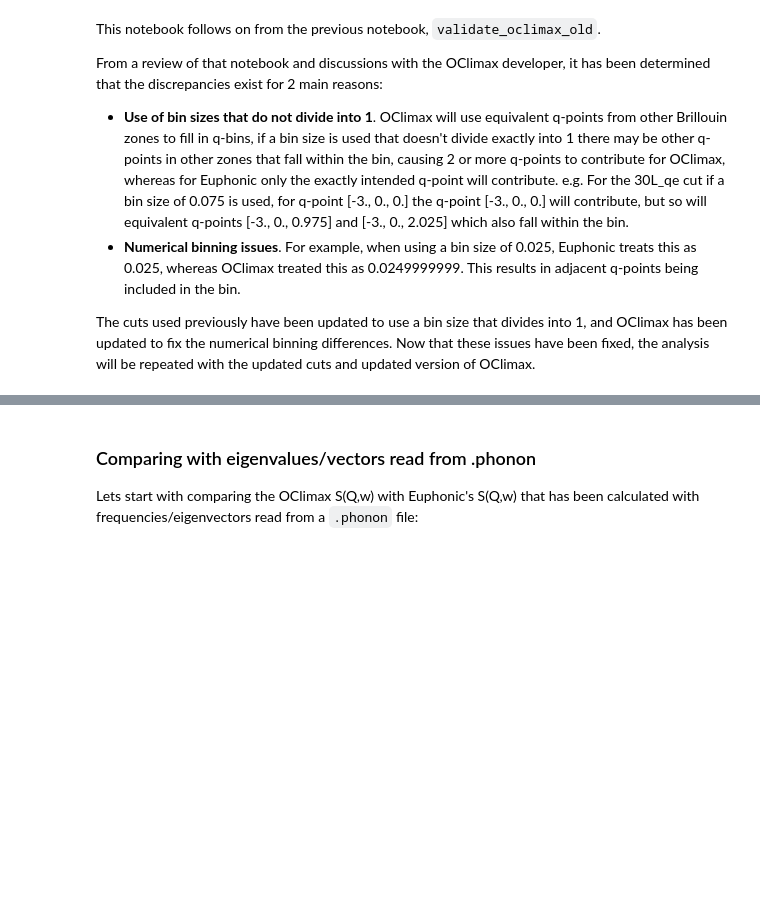
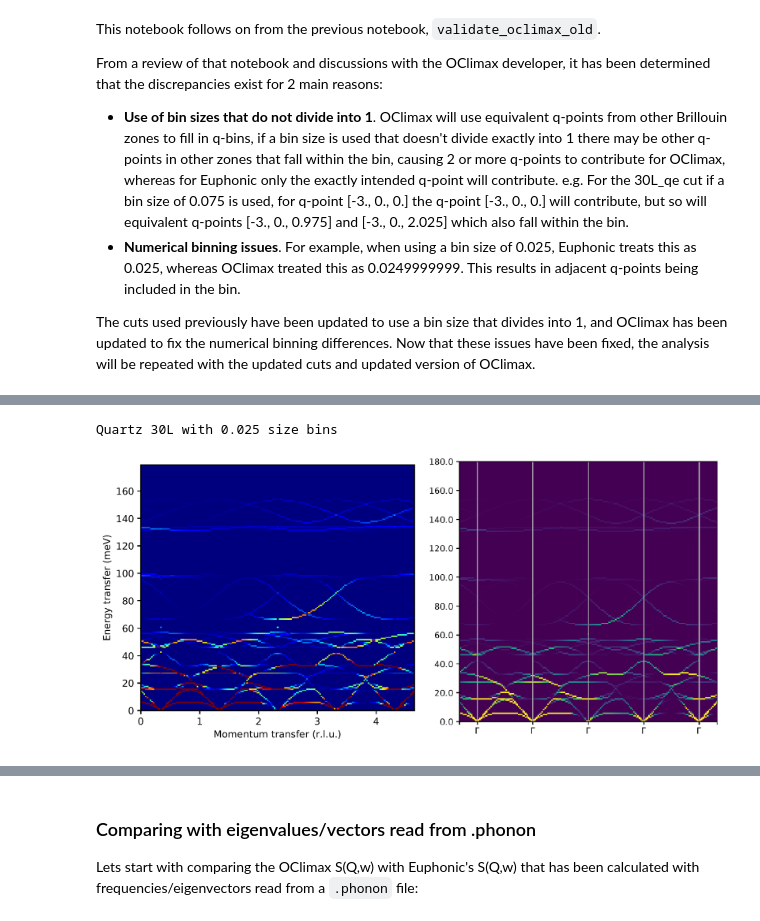
Before and after one commit to pace-neutrons/euphonic-validation, a Jupyter notebook: shared/compare_data/validate_oclimax.ipynb, the cells around one changed output, grey strips where cells are left out. Saved outputs shown, nothing was run; the diff lists cells and outputs as text; code cells hidden in the pictures; blank space fills up the shorter version.

```diff
--- a/shared/compare_data/validate_oclimax.ipynb
+++ b/shared/compare_data/validate_oclimax.ipynb
@@ -39,0 +29,6 @@ By just looking at the S(Q,w) plots for both OClimax (left) and Euphonic (left)
+# %%
+print('Quartz 30L with 0.025 size bins')
+Image(filename='images/quartz_30L_fine.png')
+# %% [output]
+Quartz 30L with 0.025 size bins
+[figure, added]
```
Also changed, not shown: parts of 12 cells of this notebook, 4 other files.
